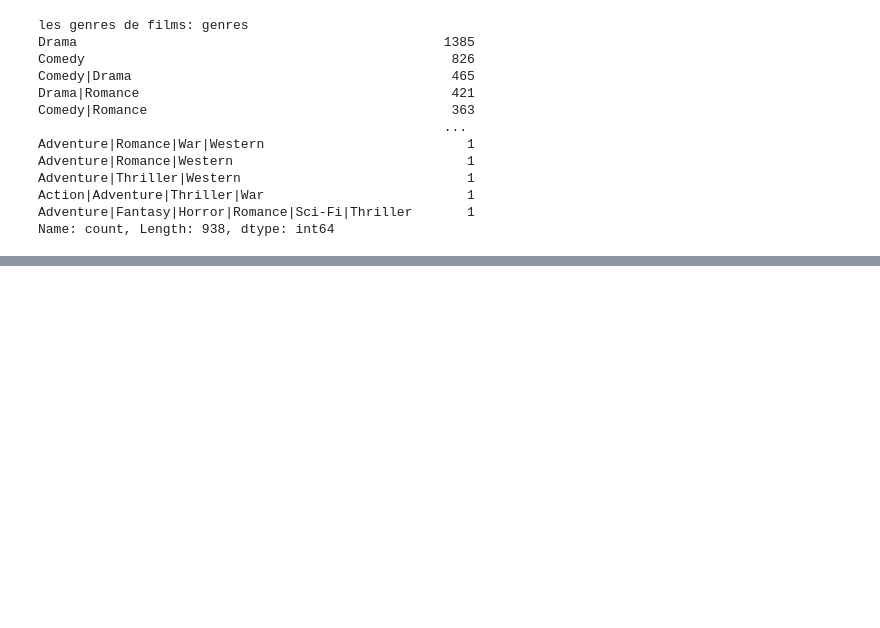
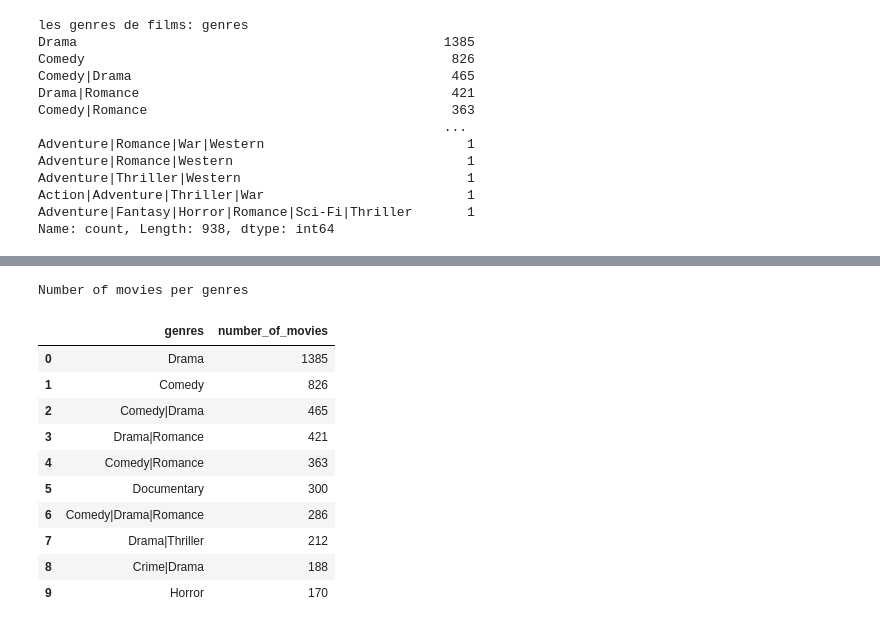
Before and after one commit to AzizDHIF/movie_recommender, a Jupyter notebook: notebooks/01_eda.ipynb, the cells around one changed output, grey strips where cells are left out. Cells and saved outputs as stored; diff of their text form; code cells hidden in the pictures; blank space fills up the shorter version.

```diff
--- a/notebooks/01_eda.ipynb
+++ b/notebooks/01_eda.ipynb
@@ -126,0 +222,25 @@ Name: count, Length: 938, dtype: int64
+# %%
+df_number_movie_per_genre = client.query("""
+SELECT
+  genres,
+  COUNT(*) AS number_of_movies
+FROM `students-group2.fatma_aziz.movies`
+GROUP BY genres
+ORDER BY number_of_movies DESC
+""").to_dataframe()
+
+print("Number of movies per genres")
+df_number_movie_per_genre.head(10)
+# %% [output]
+Number of movies per genres
+|  | genres | number_of_movies |
+| 0 | Drama | 1385 |
+| 1 | Comedy | 826 |
+| 2 | Comedy|Drama | 465 |
+| 3 | Drama|Romance | 421 |
+| 4 | Comedy|Romance | 363 |
+| 5 | Documentary | 300 |
+| 6 | Comedy|Drama|Romance | 286 |
+| 7 | Drama|Thriller | 212 |
+| 8 | Crime|Drama | 188 |
+| 9 | Horror | 170 |
```
Also changed, not shown: parts of 6 cells of this notebook.
